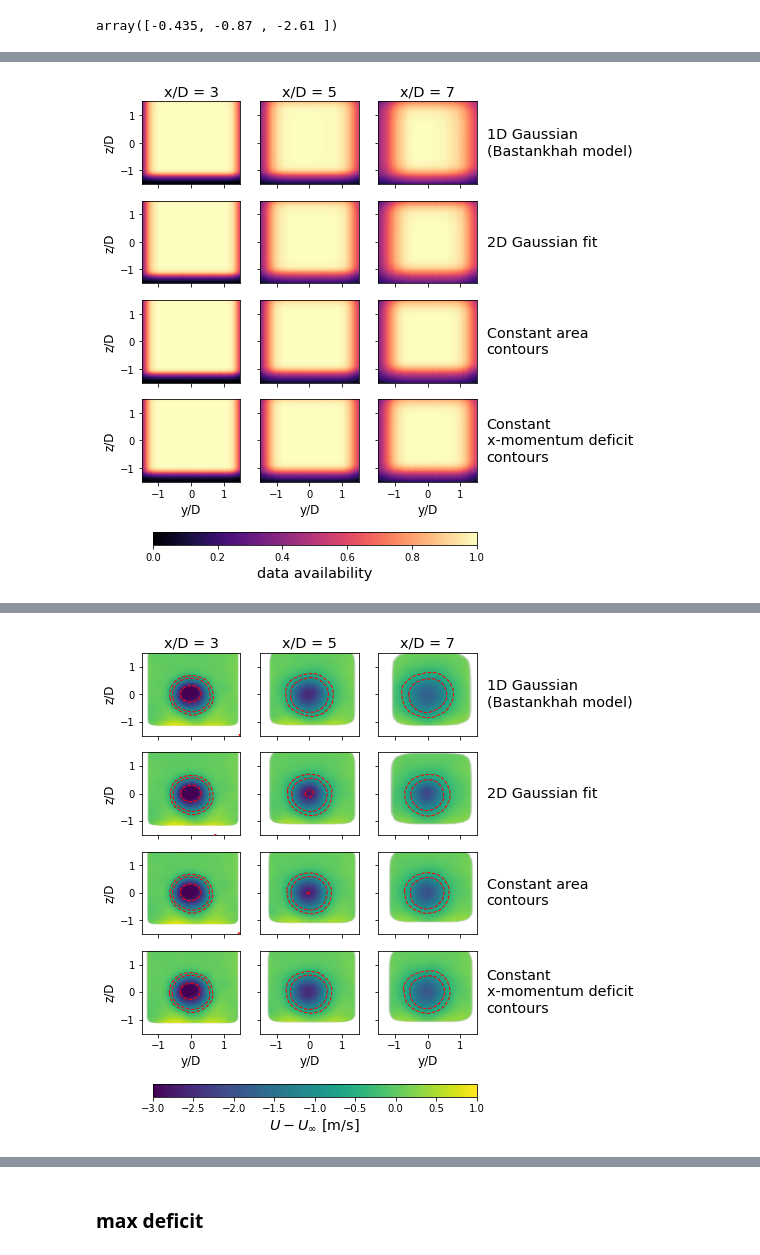
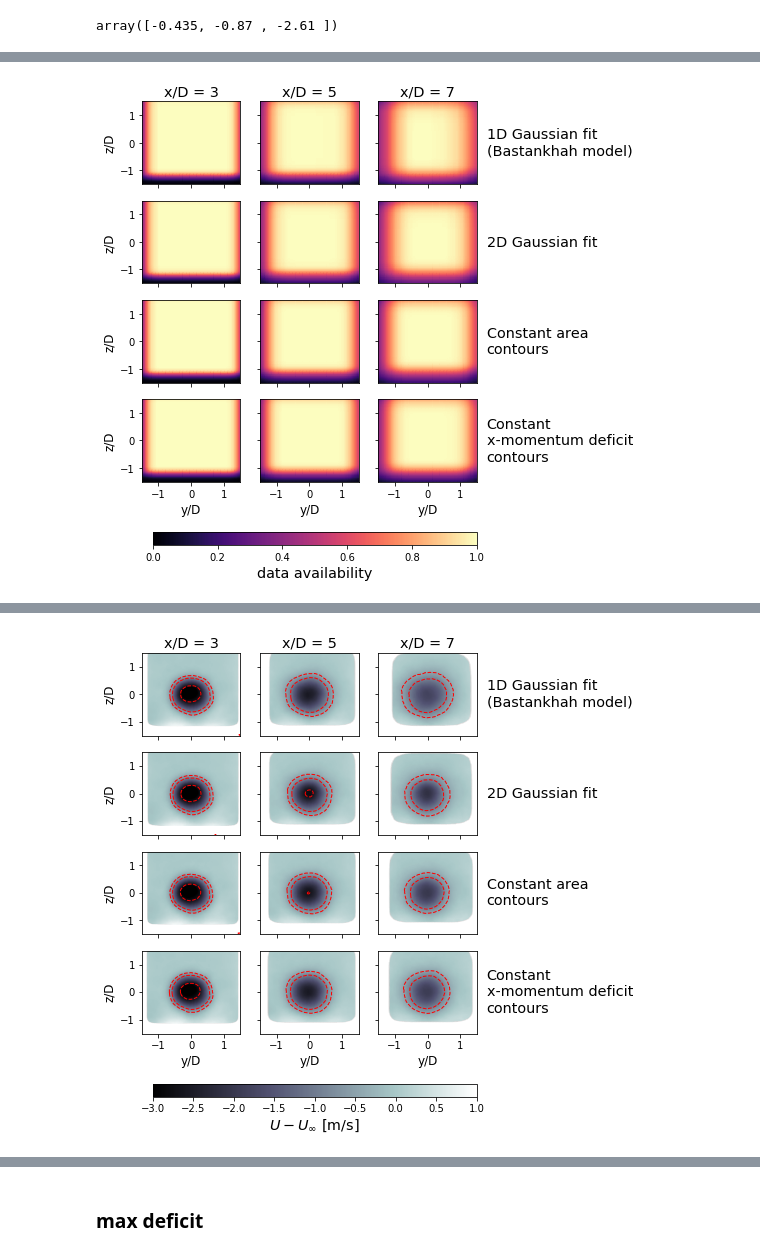
Before and after one commit to ewquon/analysis, a Jupyter notebook: WindTech2019/analyze_wake_MFoR.ipynb, the cells around one changed output, grey strips where cells are left out. Saved outputs shown, nothing was run; the diff lists cells and outputs as text; code cells hidden in the pictures.

```diff
--- a/WindTech2019/analyze_wake_MFoR.ipynb
+++ b/WindTech2019/analyze_wake_MFoR.ipynb
@@ -76,7 +76,7 @@ for name,outdir in wakedata.items():
     mean_wake[name] = xr.open_dataset(datafile)
 # %%
 displaynames = {
-    '1D Gaussian (Bastankhah)': '1D Gaussian\n(Bastankhah model)',
+    '1D Gaussian (Bastankhah)': '1D Gaussian fit\n(Bastankhah model)',
     '2D Gaussian': '2D Gaussian fit',
     'Const area': 'Constant area\ncontours',
     'Const momentum deficit': 'Constant\nx-momentum deficit\ncontours',
@@ -154,7 +154,7 @@ cbar.set_label('data availability',fontsize='x-large')
 fig.savefig('figures/all_wakes_avail_truncated.png',dpi=300,
             bbox_extra_artists=txt_objs, bbox_inches='tight')
 # %% [output]
-[figure, old version]
+[figure, new version]
 # %%
 def mask_by_availability(avail):
     """Determine alpha values based on the data availability count"""
@@ -218,8 +218,9 @@ def mask_by_availability(avail):
 # fig.savefig('figures/all_wakes_MFoR_truncated.png',dpi=300,
 #             bbox_extra_artists=txt_objs, bbox_inches='tight')
 # %%
+%%time
 selected_downstream = [3,5,7]
-antialiasing = True # SLOOOW if on; if off, then output png with alpha is on a blurred grid
+antialiasing = True # SLOOOW if on (~20s); if off, then output png with alpha is on a blurred grid
 
 fig,ax = plt.subplots(nrows=len(wakedata.keys()), ncols=len(selected_downstream),
                       sharex=True, sharey=True,
@@ -229,7 +230,7 @@ for i,name in enumerate(wakedata.keys()):
     for j,downD in enumerate(selected_downstream):
         u_mfor = mean_wake[name].sel(x_D=downD)['u']
         # plot contours
-        cm = ax[i,j].pcolormesh(yy/D,zz/D,u_mfor,vmin=-3,vmax=1,cmap='viridis',
+        cm = ax[i,j].pcolormesh(yy/D,zz/D,u_mfor,vmin=-3,vmax=1,cmap='bone',
                                 antialiased=antialiasing)
         cmlist.append(cm)
         # plot selected outlines
@@ -275 +278 @@ fig.savefig('figures/all_wakes_MFoR_truncated_alpha.png',dpi=300,
-[figure, old version]
+[figure, new version]
```
Also changed, not shown: parts of 14 cells of this notebook, 4 other files.
